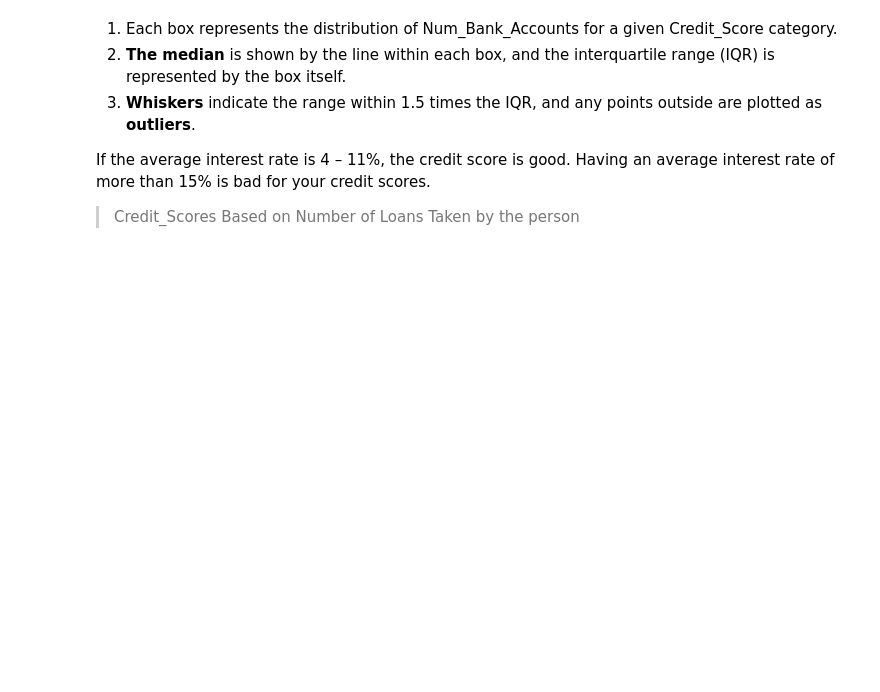
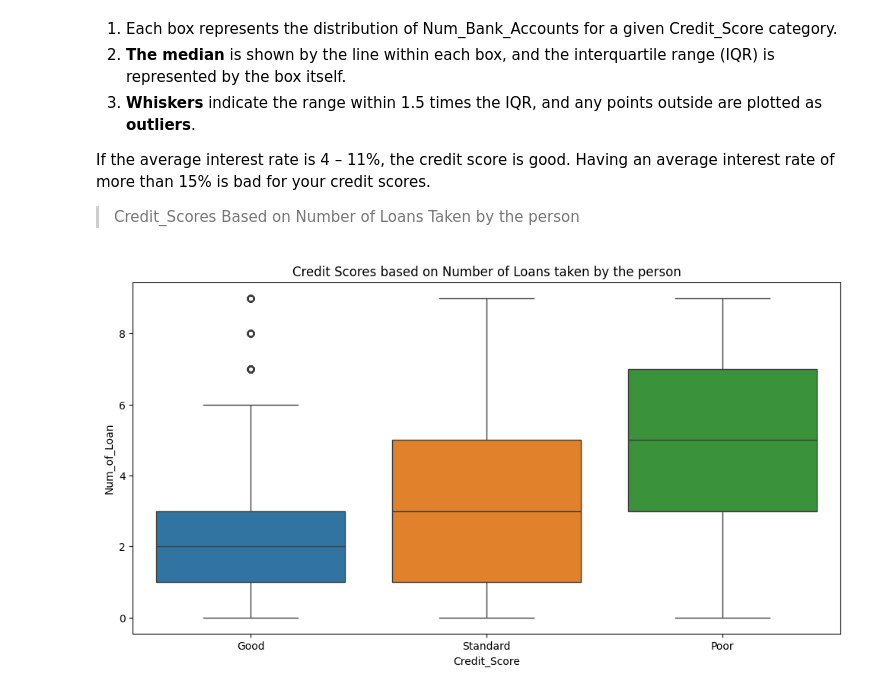
Before and after one commit to Darknight47/Data-Science-Project-01, a Jupyter notebook: credit_score_classification.ipynb, the cells around one changed output. Saved outputs shown, nothing was run; the diff lists cells and outputs as text; code cells hidden in the pictures; blank space fills up the shorter version.

Commit message:
data exploration p5

```diff
--- a/credit_score_classification.ipynb
+++ b/credit_score_classification.ipynb
@@ -262,3 +262,13 @@ plt.show()
 If the average interest rate is 4 – 11%, the credit score is good. Having an average interest rate of more than 15% is bad for your credit scores.
 
 > Credit_Scores Based on Number of Loans Taken by the person
+# %%
+# Categorical and numerical features
+plt.figure(figsize=(12, 6))
+sns.boxplot(data=dataset, x='Credit_Score', y='Num_of_Loan', hue='Credit_Score')
+plt.title('Credit Scores based on Number of Loans taken by the person')
+plt.xlabel('Credit_Score')
+plt.ylabel('Num_of_Loan')
+plt.show()
+# %% [output]
+[figure, added]
```
Also changed, not shown: parts of 5 cells of this notebook.
